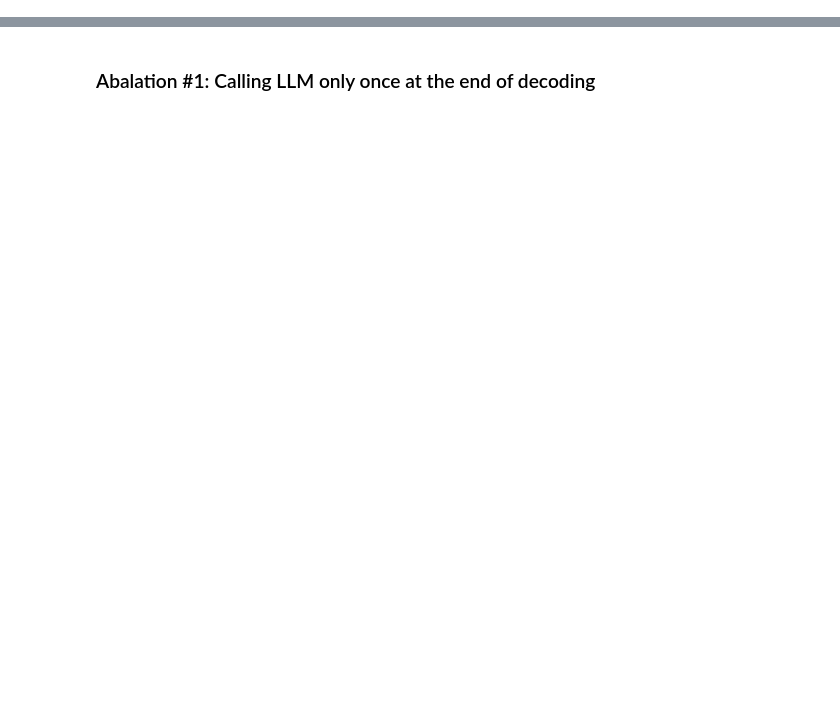
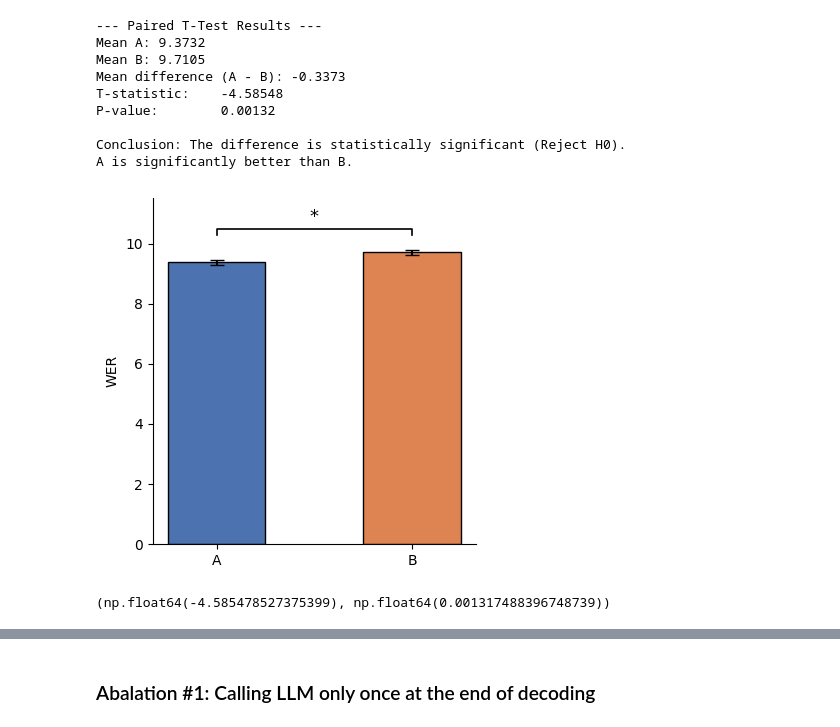
Before and after one commit to ebrahimfeghhi/brainaudio, a Jupyter notebook: figure_data/b2t_24_results/stats_testing.ipynb, the cells around one changed output, grey strips where cells are left out. Cells and saved outputs as stored; diff of their text form; code cells hidden in the pictures; blank space fills up the shorter version.

```diff
--- a/figure_data/b2t_24_results/stats_testing.ipynb
+++ b/figure_data/b2t_24_results/stats_testing.ipynb
@@ -9,0 +13,16 @@ from utils import one_sample_t_test, paired_t_test
+# %%
+baseline_results = np.load("saved_data/baseline_5_gram_results.npy")
+main_results = np.load("saved_data/main_results.npy")
+paired_t_test(main_results, baseline_results)
+# %% [output]
+--- Paired T-Test Results ---
+Mean A: 9.3732
+Mean B: 9.7105
+Mean difference (A - B): -0.3373
+T-statistic:    -4.58548
+P-value:        0.00132
+
+Conclusion: The difference is statistically significant (Reject H0).
+A is significantly better than B.
+[figure, added]
+(np.float64(-4.585478527375399), np.float64(0.001317488396748739))
```
Also changed, not shown: parts of 10 cells of this notebook.
